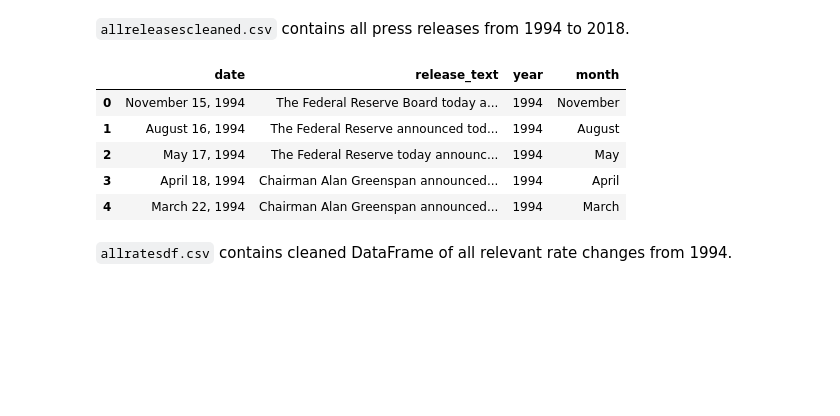
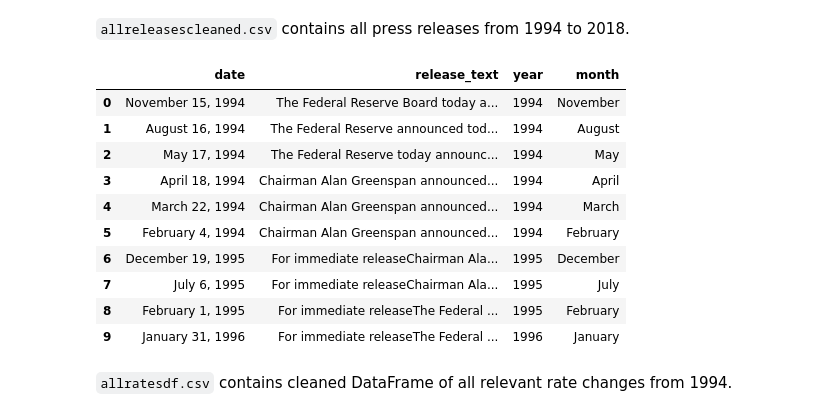
Before and after one commit to jgdenby/hawkwatchers, a Jupyter notebook: nltk_processing.ipynb, the cells around one changed output. Saved outputs shown, nothing was run; the diff lists cells and outputs as text; code cells hidden in the pictures; blank space fills up the shorter version.

```diff
--- a/nltk_processing.ipynb
+++ b/nltk_processing.ipynb
@@ -25,16 +25,21 @@ Some pre-processing to get the dataframe into the format we need for content ana
 # %% [markdown]
 `allreleasescleaned.csv` contains all press releases from 1994 to 2018.
 # %%
-histreleasesdf = pd.read_csv('allreleasescleaned.csv', index_col=0)
+histreleasesdf = pd.read_csv('data/allreleasescleaned.csv', index_col=0)
-# %%
-histreleasesdf.head()
-# %% [output]
-|  | date | release_text | year | month |
-| 0 | November 15, 1994 | The Federal Reserve Board today a... | 1994 | November |
-| 1 | August 16, 1994 | The Federal Reserve announced tod... | 1994 | August |
-| 2 | May 17, 1994 | The Federal Reserve today announc... | 1994 | May |
-| 3 | April 18, 1994 | Chairman Alan Greenspan announced... | 1994 | April |
-| 4 | March 22, 1994 | Chairman Alan Greenspan announced... | 1994 | March |
+# %%
+histreleasesdf.iloc[:10]
+# %% [output]
+|  | date | release_text | year | month |
+| 0 | November 15, 1994 | The Federal Reserve Board today a... | 1994 | November |
+| 1 | August 16, 1994 | The Federal Reserve announced tod... | 1994 | August |
+| 2 | May 17, 1994 | The Federal Reserve today announc... | 1994 | May |
+| 3 | April 18, 1994 | Chairman Alan Greenspan announced... | 1994 | April |
+| 4 | March 22, 1994 | Chairman Alan Greenspan announced... | 1994 | March |
+| 5 | February 4, 1994 | Chairman Alan Greenspan announced... | 1994 | February |
+| 6 | December 19, 1995 | For immediate releaseChairman Ala... | 1995 | December |
+| 7 | July 6, 1995 | For immediate releaseChairman Ala... | 1995 | July |
+| 8 | February 1, 1995 | For immediate releaseThe Federal ... | 1995 | February |
+| 9 | January 31, 1996 | For immediate releaseThe Federal ... | 1996 | January |
 # %% [markdown]
 `allratesdf.csv` contains cleaned DataFrame of all relevant rate changes from 1994.
 # %%
```
Also changed, not shown: 2 other files.
